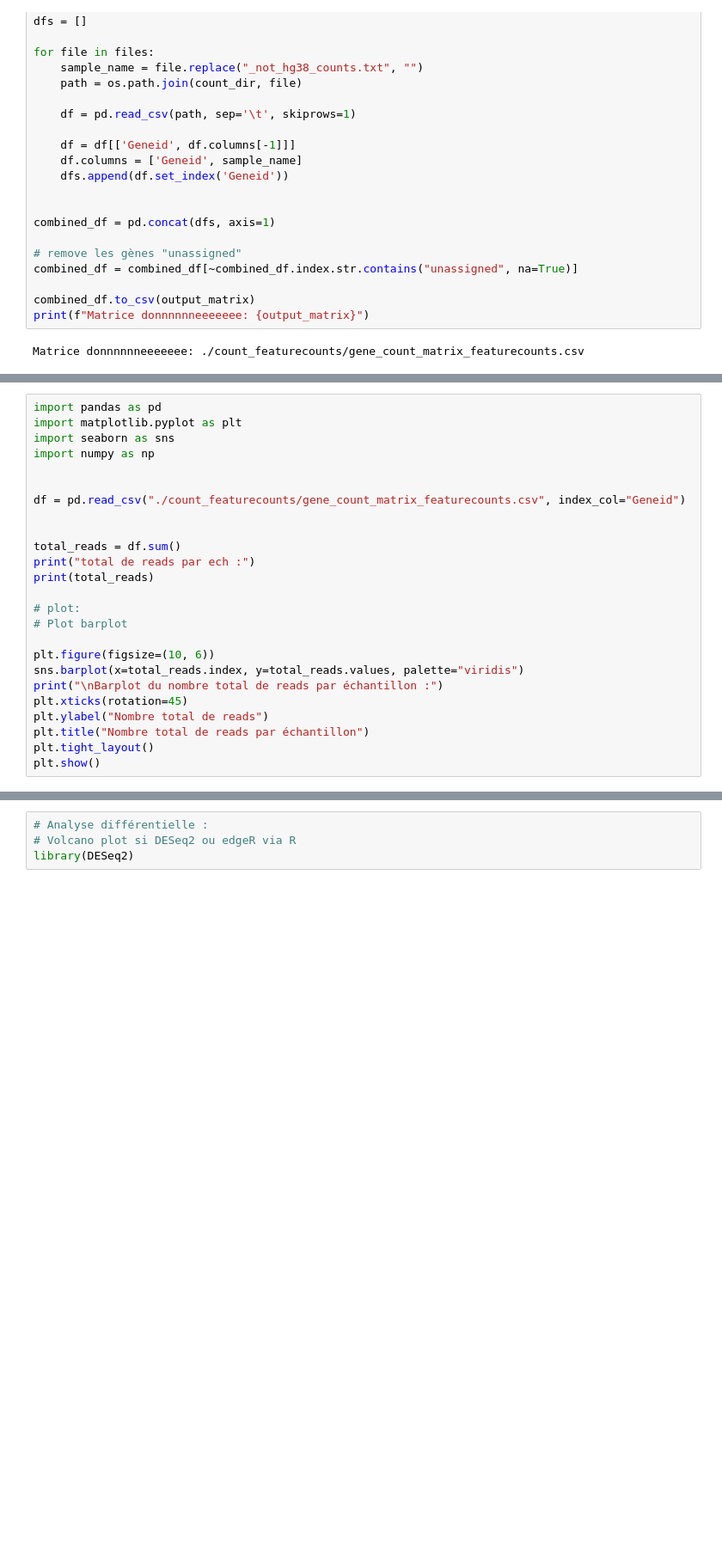
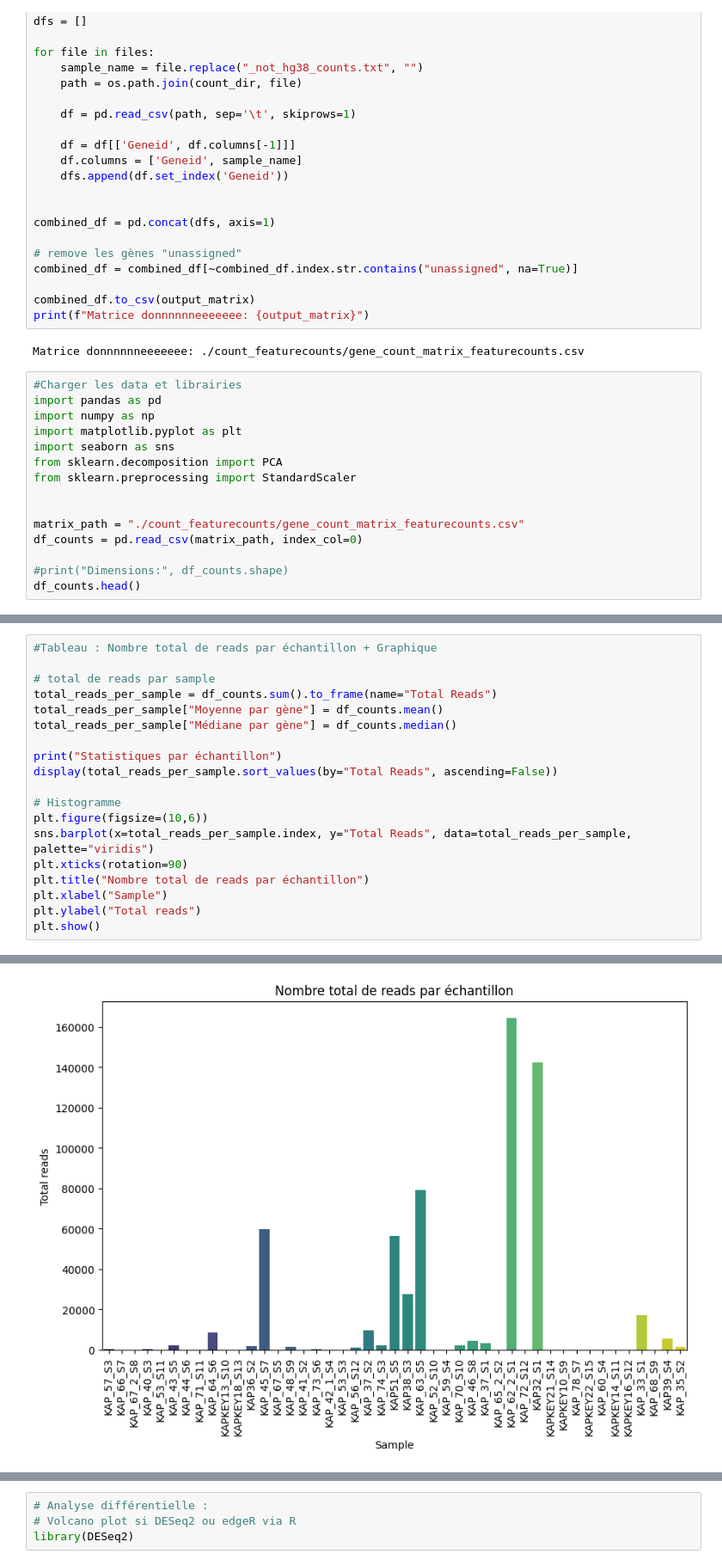
Before and after one commit to abdeljalil-senhaji/Project_HHV8, a Jupyter notebook: notebooks/differential_analysis_Featurecounts.ipynb, the cells around one changed output, grey strips where cells are left out. Shown: that part at 86% size. Saved outputs shown, nothing was run; the diff lists cells and outputs as text; blank space fills up the shorter version.

```diff
--- a/notebooks/differential_analysis_Featurecounts.ipynb
+++ b/notebooks/differential_analysis_Featurecounts.ipynb
@@ -39,3 +39,18 @@ combined_df.to_csv(output_matrix)
 print(f"Matrice donnnnnneeeeeee: {output_matrix}")
 # %% [output]
 Matrice donnnnnneeeeeee: ./count_featurecounts/gene_count_matrix_featurecounts.csv
+# %%
+#Charger les data et librairies
+import pandas as pd
+import numpy as np
+import matplotlib.pyplot as plt
+import seaborn as sns
+from sklearn.decomposition import PCA
+from sklearn.preprocessing import StandardScaler
+
+
+matrix_path = "./count_featurecounts/gene_count_matrix_featurecounts.csv"
+df_counts = pd.read_csv(matrix_path, index_col=0)
+
+#print("Dimensions:", df_counts.shape)
+df_counts.head()
@@ -42,25 +66,20 @@ Matrice donnnnnneeeeeee: ./count_featurecounts/gene_count_matrix_featurecounts.c
 # %%
-import pandas as pd
-import matplotlib.pyplot as plt
-import seaborn as sns
-import numpy as np
+#Tableau : Nombre total de reads par échantillon + Graphique
 
+# total de reads par sample
+total_reads_per_sample = df_counts.sum().to_frame(name="Total Reads")
+total_reads_per_sample["Moyenne par gène"] = df_counts.mean()
+total_reads_per_sample["Médiane par gène"] = df_counts.median()
 
-df = pd.read_csv("./count_featurecounts/gene_count_matrix_featurecounts.csv", index_col="Geneid")
+print("Statistiques par échantillon")
+display(total_reads_per_sample.sort_values(by="Total Reads", ascending=False))
 
-
-total_reads = df.sum()
-print("total de reads par ech :")
-print(total_reads)
-
-# plot:
-# Plot barplot
-
-plt.figure(figsize=(10, 6))
-sns.barplot(x=total_reads.index, y=total_reads.values, palette="viridis")
-print("\nBarplot du nombre total de reads par échantillon :")
-plt.xticks(rotation=45)
-plt.ylabel("Nombre total de reads")
+# Histogramme
+plt.figure(figsize=(10,6))
+sns.barplot(x=total_reads_per_sample.index, y="Total Reads", data=total_reads_per_sample, palette="viridis")
+plt.xticks(rotation=90)
 plt.title("Nombre total de reads par échantillon")
-plt.tight_layout()
+plt.xlabel("Sample")
+plt.ylabel("Total reads")
 plt.show()
+# %% [output]
@@ -67,2 +107,3 @@ plt.show()
+[figure, added]
 # %%
 # Moyenne d'expression par gène
```
Also changed, not shown: parts of 5 cells of this notebook, 1 other file.
